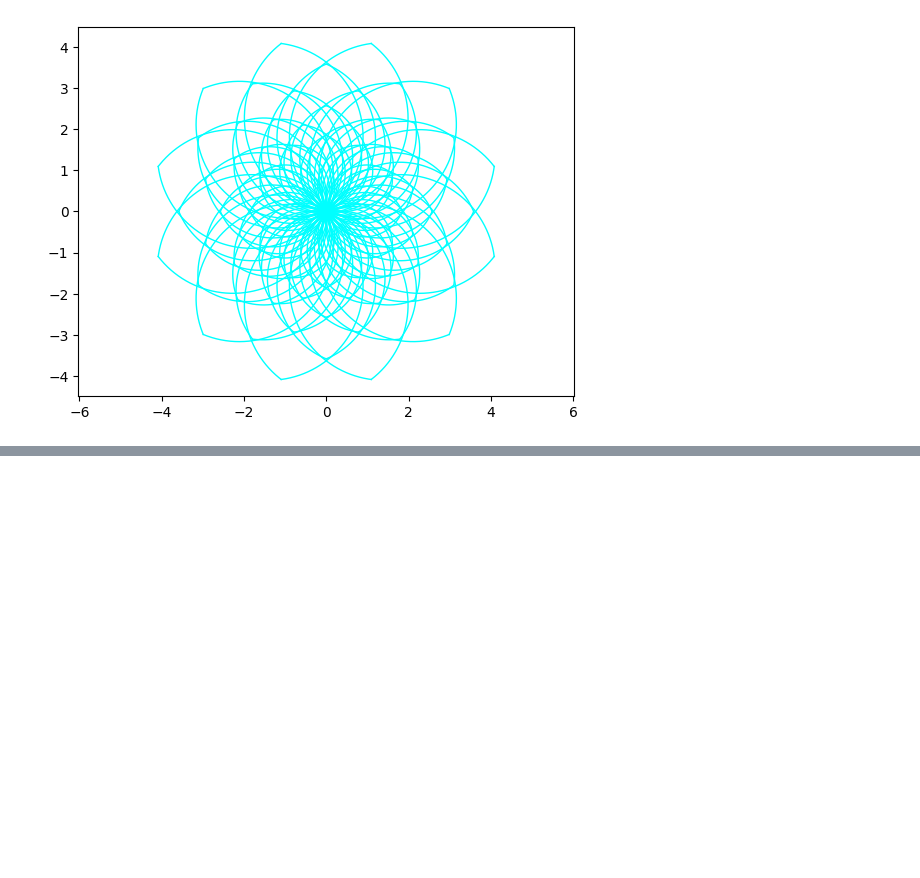
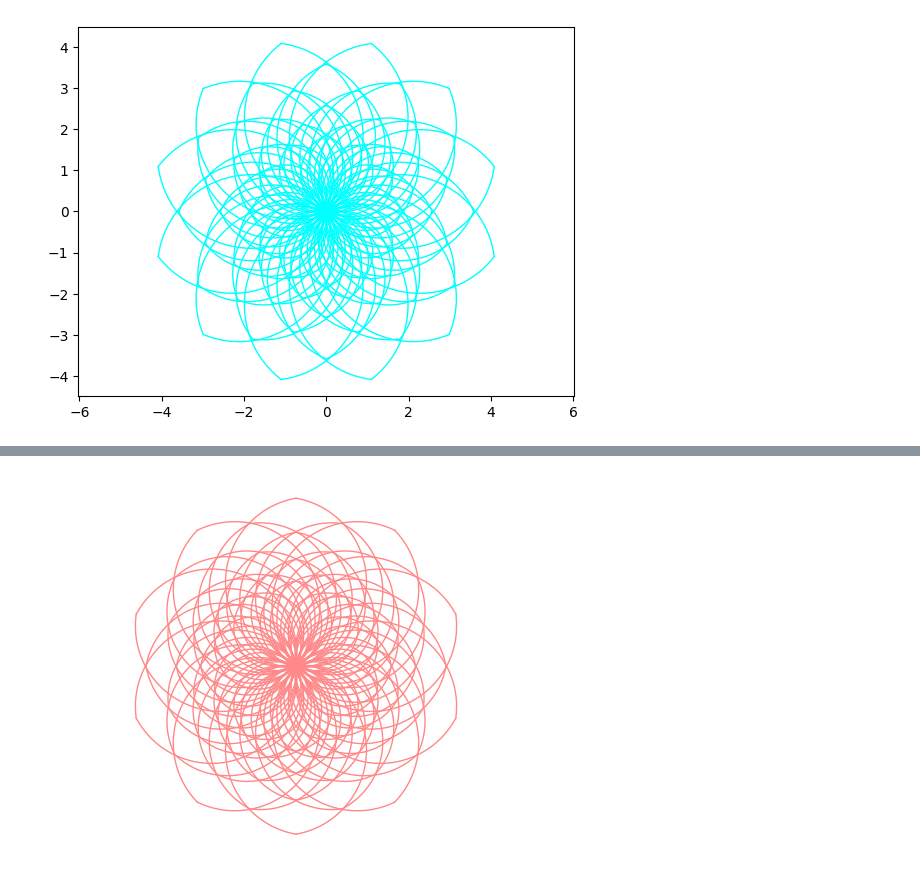
Before and after one commit to lbylzk8/cprdspy, a Jupyter notebook: examples/CPR_matplotlib_test.ipynb, the cells around one changed output, grey strips where cells are left out. Cells and saved outputs as stored; diff of their text form; code cells hidden in the pictures; blank space fills up the shorter version.

```diff
--- a/examples/CPR_matplotlib_test.ipynb
+++ b/examples/CPR_matplotlib_test.ipynb
@@ -67,0 +96,9 @@ oval_flower_mpl()
+# %%
+from cprdspy.CPR_matplotlib import *
+import matplotlib.pyplot as plt
+
+# plt.figure(figsize=(12, 12))
+plt.axis("off")
+flowers_mpl(color="#f88",M=7,n=18,N=10,ratio=1.12)
+# %% [output]
+[figure, added]
```
Also changed, not shown: parts of 6 cells of this notebook, 57 other files.
